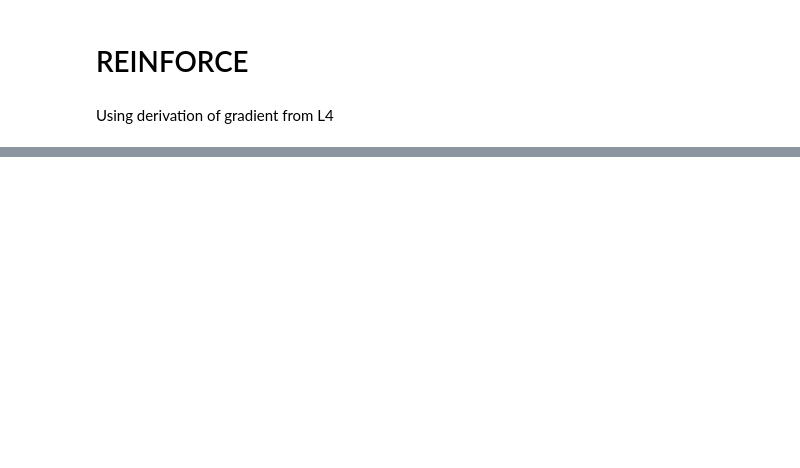
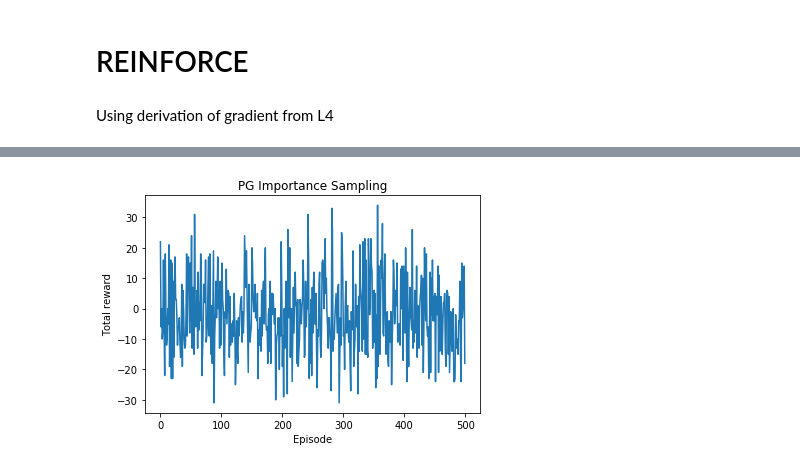
Before and after one commit to alex-faustino/rl-sandbox, a Jupyter notebook: homework/hw5/hw5_agou2_dusad2/results.ipynb, the cells around one changed output, grey strips where cells are left out. Saved outputs shown, nothing was run; the diff lists cells and outputs as text; code cells hidden in the pictures; blank space fills up the shorter version.

```diff
--- a/homework/hw5/hw5_agou2_dusad2/results.ipynb
+++ b/homework/hw5/hw5_agou2_dusad2/results.ipynb
@@ -40,0 +37,9 @@ plt.show()
+# %%
+pg_imsa = Reinforce(GridWorld(),state_space,action_space,Policy())
+pg_imsa_rewards = pg_imsa.train(episode_num=500, num_samples=5, alpha=0.01, importance_sampling=True)
+plt.xlabel("Episode")
+plt.ylabel("Total reward")
+plt.title("PG Importance Sampling")
+plt.plot(pg_imsa_rewards)
+plt.show()
+# %% [output]
@@ -40,0 +47 @@ plt.show()
+[figure, added]
```
Also changed, not shown: parts of 5 cells of this notebook.
